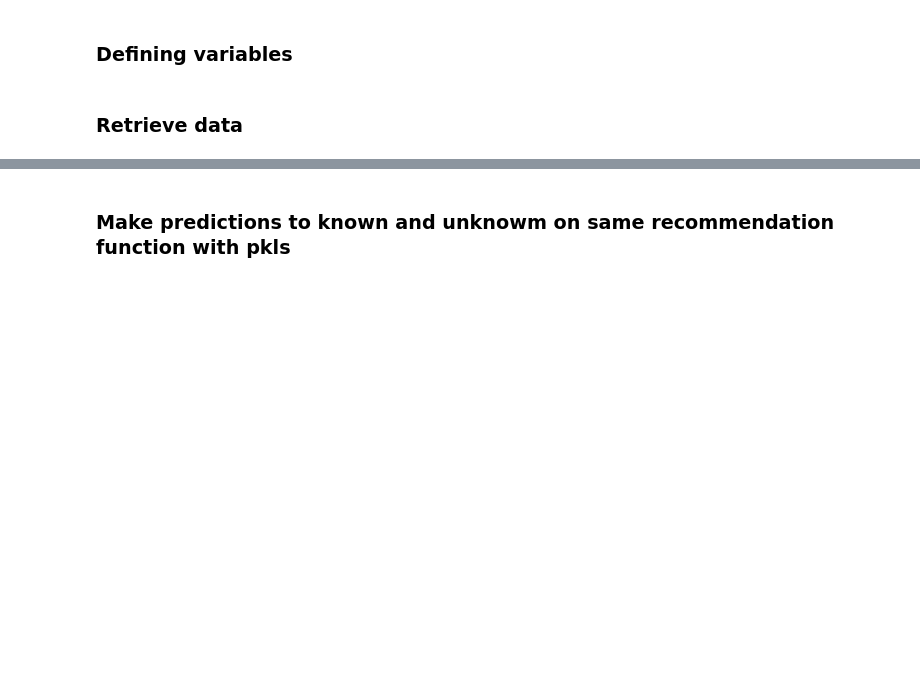
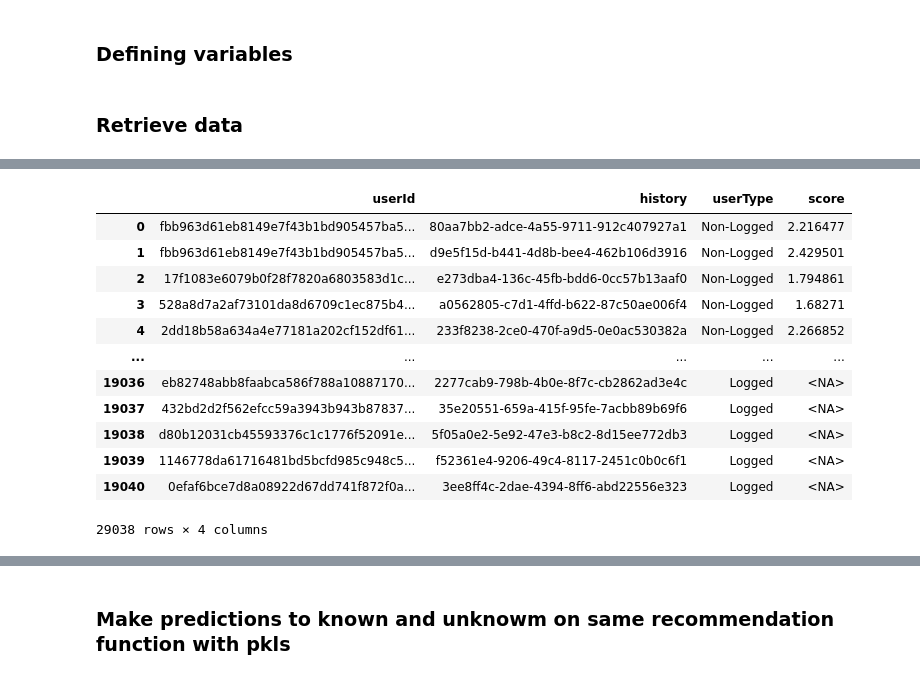
Before and after one commit to raianeli25/tech_challenge_5, a Jupyter notebook: recommendation/4_validating_model_fit_partial.ipynb, the cells around one changed output, grey strips where cells are left out. Cells and saved outputs as stored; diff of their text form; code cells hidden in the pictures; blank space fills up the shorter version.

```diff
--- a/recommendation/4_validating_model_fit_partial.ipynb
+++ b/recommendation/4_validating_model_fit_partial.ipynb
@@ -169,0 +192,2 @@ df_valid_new.loc[0,"history"]
+# %%
+df_valid_2 = pd.concat([df_ratings.loc[:10000], df_valid_new])
@@ -170,3 +203,20 @@ df_valid_new.loc[0,"history"]
+# %%
+df_valid_v2_cleaned = df_valid_2.drop_duplicates(subset=['userId','history'], keep="first")
+df_valid_v2_cleaned
+# %% [output]
+|  | userId | history | userType | score |
+| 0 | fbb963d61eb8149e7f43b1bd905457ba5... | 80aa7bb2-adce-4a55-9711-912c407927a1 | Non-Logged | 2.216477 |
+| 1 | fbb963d61eb8149e7f43b1bd905457ba5... | d9e5f15d-b441-4d8b-bee4-462b106d3916 | Non-Logged | 2.429501 |
+| 2 | 17f1083e6079b0f28f7820a6803583d1c... | e273dba4-136c-45fb-bdd6-0cc57b13aaf0 | Non-Logged | 1.794861 |
+| 3 | 528a8d7a2af73101da8d6709c1ec875b4... | a0562805-c7d1-4ffd-b622-87c50ae006f4 | Non-Logged | 1.68271 |
+| 4 | 2dd18b58a634a4e77181a202cf152df61... | 233f8238-2ce0-470f-a9d5-0e0ac530382a | Non-Logged | 2.266852 |
+| ... | ... | ... | ... | ... |
+| 19036 | eb82748abb8faabca586f788a10887170... | 2277cab9-798b-4b0e-8f7c-cb2862ad3e4c | Logged | <NA> |
+| 19037 | 432bd2d2f562efcc59a3943b943b87837... | 35e20551-659a-415f-95fe-7acbb89b69f6 | Logged | <NA> |
+| 19038 | d80b12031cb45593376c1c1776f52091e... | 5f05a0e2-5e92-47e3-b8c2-8d15ee772db3 | Logged | <NA> |
+| 19039 | 1146778da61716481bd5bcfd985c948c5... | f52361e4-9206-49c4-8117-2451c0b0c6f1 | Logged | <NA> |
+| 19040 | 0efaf6bce7d8a08922d67dd741f872f0a... | 3ee8ff4c-2dae-4394-8ff6-abd22556e323 | Logged | <NA> |
+29038 rows × 4 columns
 # %%
 df_valid_exploded = pd.concat([df_ratings, df_valid_new])
 df_valid_exploded
```
Also changed, not shown: parts of 25 cells of this notebook.
